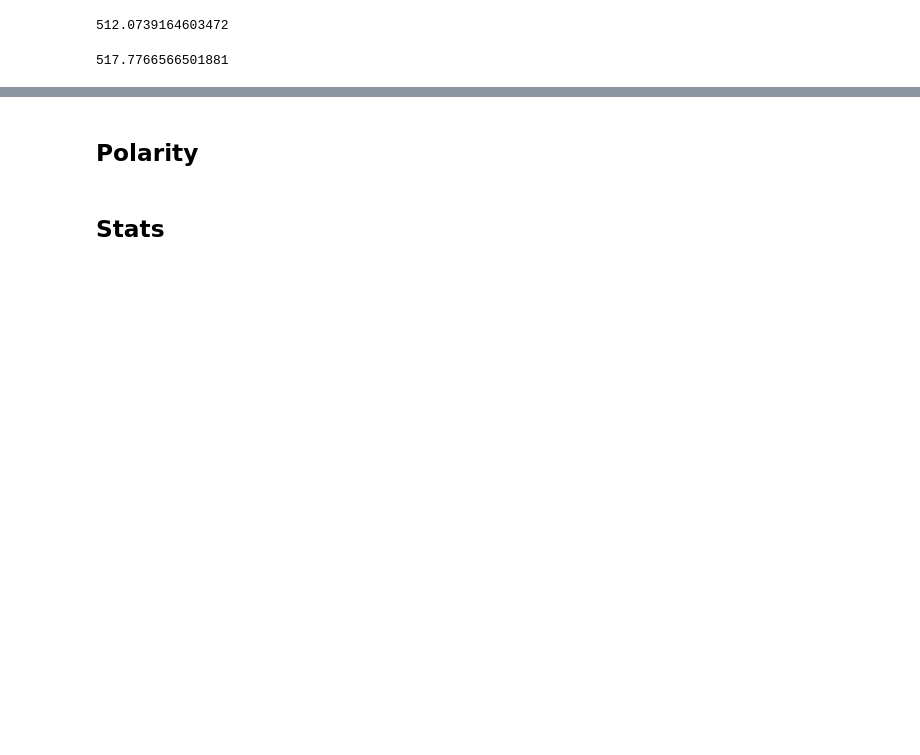
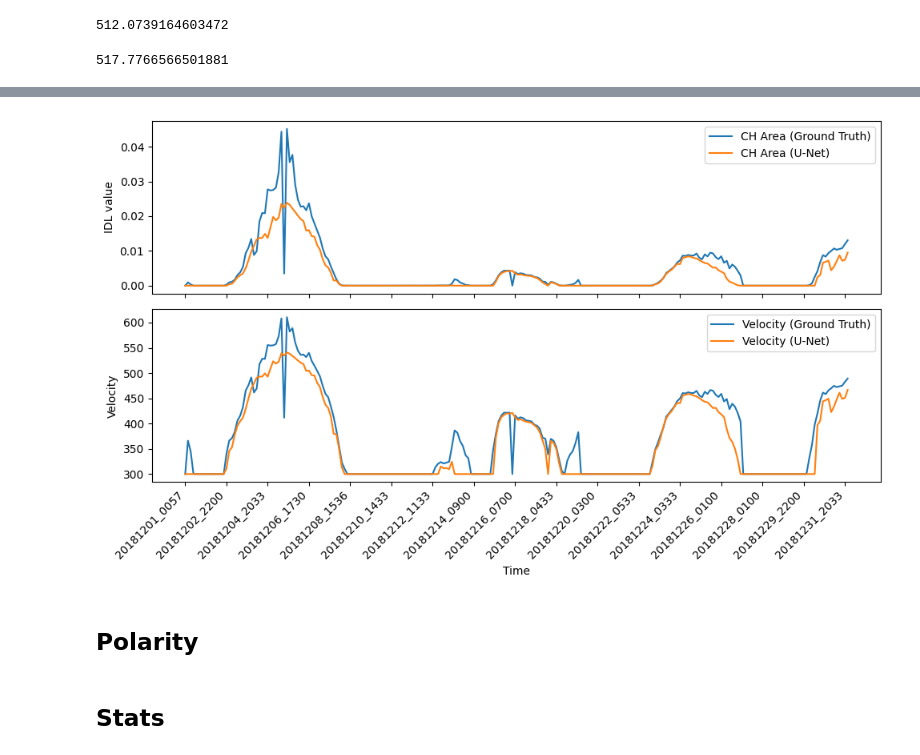
Before and after one commit to oscu0/helio-n, a Jupyter notebook: CH Mask Generator.ipynb, the cells around one changed output, grey strips where cells are left out. Saved outputs shown, nothing was run; the diff lists cells and outputs as text; code cells hidden in the pictures; blank space fills up the shorter version.

```diff
--- a/CH Mask Generator.ipynb
+++ b/CH Mask Generator.ipynb
@@ -419,3 +444,49 @@ v(2.21 / 100)
+# %%
+ddf.index = df["20181201_0000":"20181231_2359"].copy().iloc[::3].index
+# %%
+ddf["ch_unet"] = ddf.apply(lambda x: ch_rel_area(x, reference_mode=False), axis=1)
+# %%
+ddf["ch_idl"] = ddf.apply(lambda x: ch_rel_area(x, reference_mode=True), axis=1)
+# %%
+ddf["v_idl"] = ddf["ch_idl"].apply(lambda s: v(s))
+ddf["v_unet"] = ddf["ch_unet"].apply(lambda s: v(s))
+# %%
+import matplotlib.pyplot as plt
+import pandas as pd
+from matplotlib.ticker import MaxNLocator
+
+
+# If you want the index as real datetimes instead of strings, uncomment:
+# ddf.index = pd.to_datetime(ddf.index, format="%Y_%m%d")
+
+fig, (ax1, ax2) = plt.subplots(
+    nrows=2,
+    ncols=1,
+    sharex=True,
+    figsize=(10, 6),
+)
+
+# --- Top panel: ch_idl and unet_idl ---
+ax1.plot(ddf.index, ddf["ch_idl"], label="CH Area (Ground Truth)")
+ax1.plot(ddf.index, ddf["ch_unet"], label="CH Area (U-Net)")
+ax1.set_ylabel("IDL value")
+ax1.legend()
+
+# --- Bottom panel: v_idl and v_unet ---
+ax2.plot(ddf.index, ddf["v_idl"], label="Velocity (Ground Truth)")
+ax2.plot(ddf.index, ddf["v_unet"], label="Velocity (U-Net)")
+ax2.set_ylabel("Velocity")
+ax2.set_xlabel("Time")
+ax2.legend()
+
+ax2.xaxis.set_major_locator(MaxNLocator(nbins=20))  # ~6 major ticks total
+plt.setp(ax2.get_xticklabels(), rotation=45, ha="right")
+
+plt.xticks(rotation=45)
+plt.tight_layout()
+plt.show()
+# %% [output]
+[figure, added]
 # %% [markdown]
 ## Polarity
 # %%
```
Also changed, not shown: parts of 13 cells of this notebook, 3 other files.
